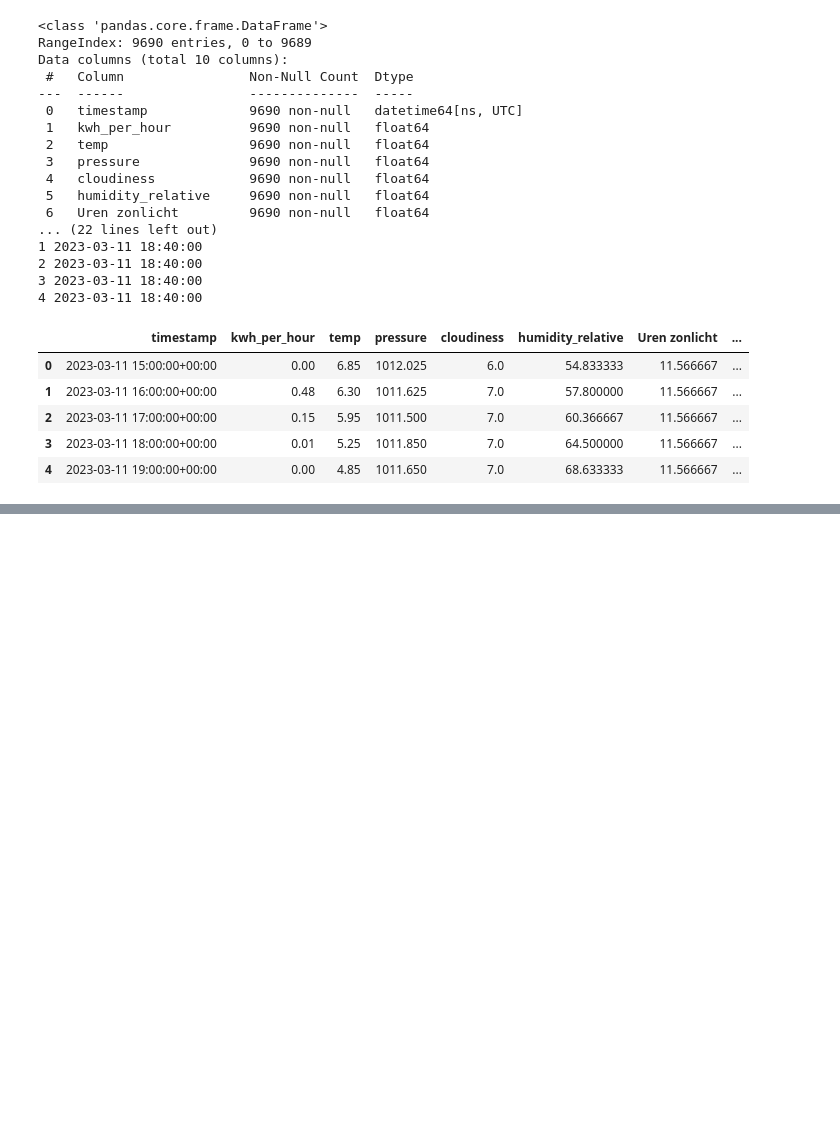
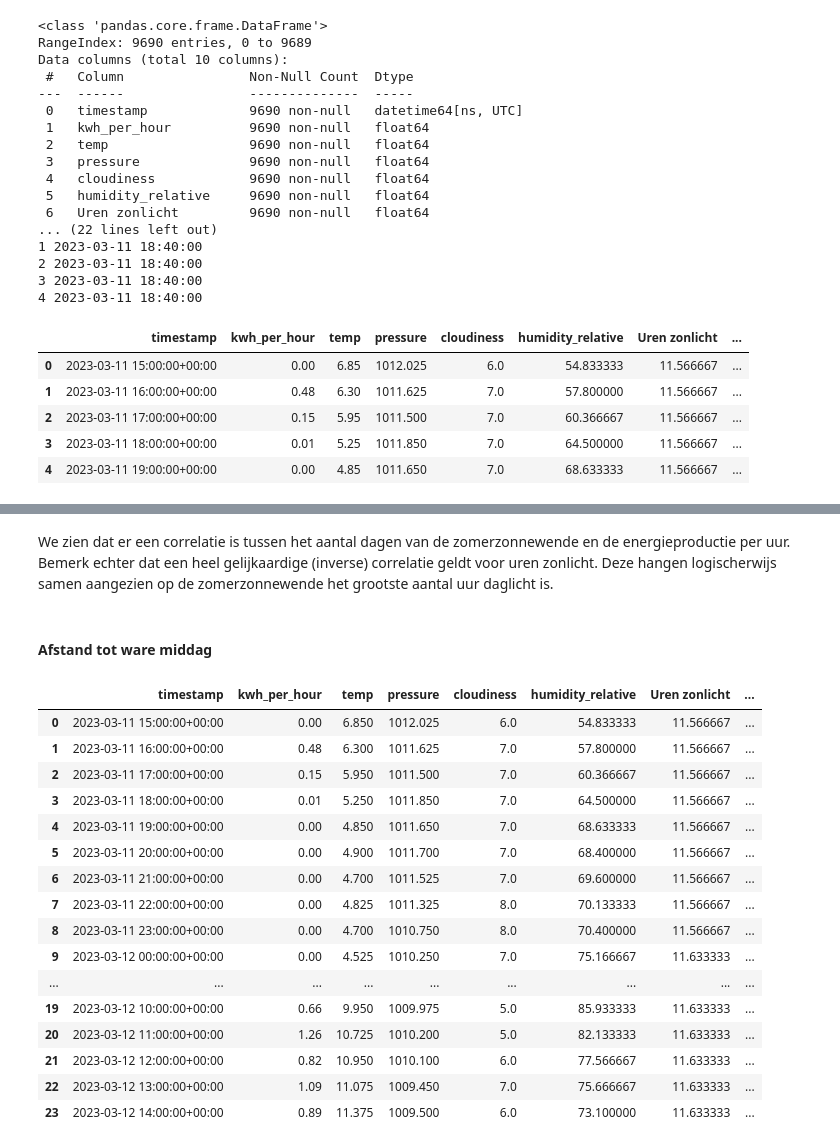
Before and after one commit to Robin-12/Project-Solar, a Jupyter notebook: Project_Solar.ipynb, the cells around one changed output, grey strips where cells are left out. Cells and saved outputs as stored; diff of their text form; code cells hidden in the pictures; blank space fills up the shorter version.

```diff
--- a/Project_Solar.ipynb
+++ b/Project_Solar.ipynb
@@ -1185,0 +1188,3 @@ power_weather_sunset.to_csv('power_weather_sunset.csv', index=False)
+# %%
+power_weather_sunset = pd.read_csv('power_weather_sunset.csv')
+power_weather_sunset.head()
@@ -1185,0 +1218,15 @@ power_weather_sunset.to_csv('power_weather_sunset.csv', index=False)
+# %%
+power_weather_sunset['timestamp'] = pd.to_datetime(power_weather_sunset['timestamp'])
+power_weather_sunset['Opkomst_datum'] = pd.to_datetime(power_weather_sunset['Opkomst_datum']).dt.tz_localize('UTC')
+power_weather_sunset['Op ware middag_datum'] = pd.to_datetime(power_weather_sunset['Op ware middag_datum']).dt.tz_localize('UTC')
+power_weather_sunset['Ondergang_datum'] = pd.to_datetime(power_weather_sunset['Ondergang_datum']).dt.tz_localize('UTC')
+# %%
+def days_from_summer_solstice(timestamp):
+    year = timestamp.year
+    summer_solstice_current_year = pd.Timestamp(f'{year}-06-21', tz='UTC')
+    summer_solstice_previous_year = pd.Timestamp(f'{year-1}-06-21', tz='UTC')
+
+    return min(abs(timestamp - summer_solstice_current_year), abs(timestamp - summer_solstice_previous_year)).days
+# %%
+power_weather_sunset['days_from_summer_solstice'] = power_weather_sunset['timestamp'].apply(days_from_summer_solstice)
+power_weather_sunset['%_from_summer_solstice'] = power_weather_sunset['days_from_summer_solstice'] / (365/2)
@@ -1185,0 +1282,25 @@ power_weather_sunset.to_csv('power_weather_sunset.csv', index=False)
+# %% [markdown]
+We zien dat er een correlatie is tussen het aantal dagen van de zomerzonnewende en de energieproductie per uur. Bemerk echter dat een heel gelijkaardige (inverse) correlatie geldt voor uren zonlicht. Deze hangen logischerwijs samen aangezien op de zomerzonnewende het grootste aantal uur daglicht is.
+# %% [markdown]
+#### Afstand tot ware middag
+# %%
+power_weather_sunset['hours_from_true_noon'] = abs(power_weather_sunset['timestamp'] - power_weather_sunset['Op ware middag_datum']).dt.total_seconds() / 3600
+power_weather_sunset.head(24)
+# %% [output]
+|  | timestamp | kwh_per_hour | temp | pressure | cloudiness | humidity_relative | Uren zonlicht | ... |
+| 0 | 2023-03-11 15:00:00+00:00 | 0.00 | 6.850 | 1012.025 | 6.0 | 54.833333 | 11.566667 | ... |
+| 1 | 2023-03-11 16:00:00+00:00 | 0.48 | 6.300 | 1011.625 | 7.0 | 57.800000 | 11.566667 | ... |
+| 2 | 2023-03-11 17:00:00+00:00 | 0.15 | 5.950 | 1011.500 | 7.0 | 60.366667 | 11.566667 | ... |
+| 3 | 2023-03-11 18:00:00+00:00 | 0.01 | 5.250 | 1011.850 | 7.0 | 64.500000 | 11.566667 | ... |
+| 4 | 2023-03-11 19:00:00+00:00 | 0.00 | 4.850 | 1011.650 | 7.0 | 68.633333 | 11.566667 | ... |
+| 5 | 2023-03-11 20:00:00+00:00 | 0.00 | 4.900 | 1011.700 | 7.0 | 68.400000 | 11.566667 | ... |
+| 6 | 2023-03-11 21:00:00+00:00 | 0.00 | 4.700 | 1011.525 | 7.0 | 69.600000 | 11.566667 | ... |
+| 7 | 2023-03-11 22:00:00+00:00 | 0.00 | 4.825 | 1011.325 | 8.0 | 70.133333 | 11.566667 | ... |
+| 8 | 2023-03-11 23:00:00+00:00 | 0.00 | 4.700 | 1010.750 | 8.0 | 70.400000 | 11.566667 | ... |
+| 9 | 2023-03-12 00:00:00+00:00 | 0.00 | 4.525 | 1010.250 | 7.0 | 75.166667 | 11.633333 | ... |
+| ... | ... | ... | ... | ... | ... | ... | ... | ... |
+| 19 | 2023-03-12 10:00:00+00:00 | 0.66 | 9.950 | 1009.975 | 5.0 | 85.933333 | 11.633333 | ... |
+| 20 | 2023-03-12 11:00:00+00:00 | 1.26 | 10.725 | 1010.200 | 5.0 | 82.133333 | 11.633333 | ... |
+| 21 | 2023-03-12 12:00:00+00:00 | 0.82 | 10.950 | 1010.100 | 6.0 | 77.566667 | 11.633333 | ... |
+| 22 | 2023-03-12 13:00:00+00:00 | 1.09 | 11.075 | 1009.450 | 7.0 | 75.666667 | 11.633333 | ... |
+| 23 | 2023-03-12 14:00:00+00:00 | 0.89 | 11.375 | 1009.500 | 6.0 | 73.100000 | 11.633333 | ... |
```
Also changed, not shown: parts of 53 cells of this notebook, 3 other files.
